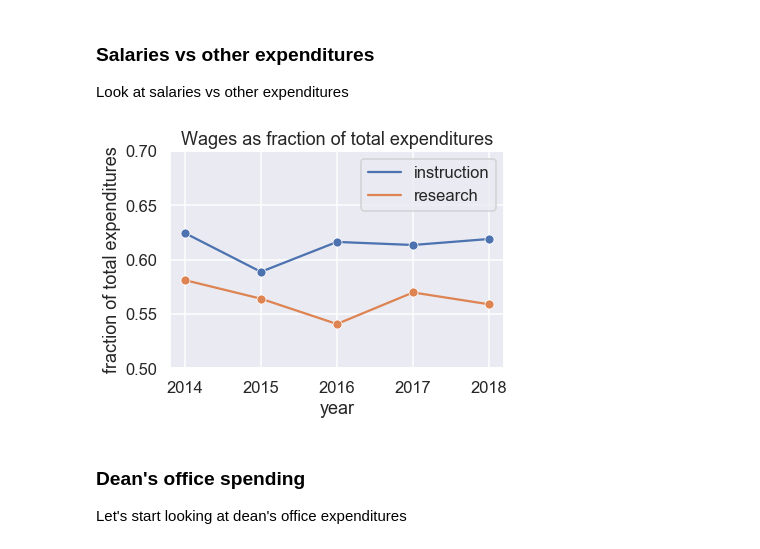
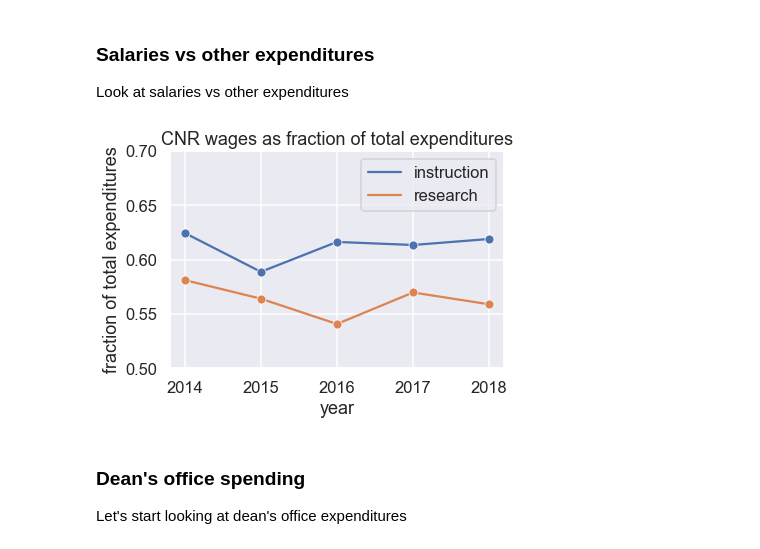
Before and after one commit to duncancallaway/UCOPFinancials, a Jupyter notebook: analysis.ipynb, the cells around one changed output. Drawn from its saved outputs; the diff is of its cells as text; code cells hidden in the pictures.

```diff
--- a/analysis.ipynb
+++ b/analysis.ipynb
@@ -119,22 +119,22 @@ Look at salaries vs other expenditures
 # %%
 grouped_CNRAES_InstRes['wage_ratio'] = grouped_CNRAES_InstRes['salaries_wages']/grouped_CNRAES_InstRes['total']
 sns.set()
 sns.set_context("talk")
 ax = sns.lineplot(x = 'year',
              y = 'wage_ratio',
              hue = 'category',
              marker = 'o',
              data = grouped_CNRAES_InstRes);
 ax.set(ylabel='fraction of total expenditures')
 plt.ylim(0.5, 0.7)
 ax.xaxis.set_major_locator(MaxNLocator(integer=True))
 ax.ticklabel_format(style='plain', axis='y')
-ax.set_title('Wages as fraction of total expenditures');
+ax.set_title('CNR wages as fraction of total expenditures');
 # now do a backflip to get rid of the legend title
 handles, labels = ax.get_legend_handles_labels()
 ax.legend(handles=handles[1:], labels=labels[1:]);
 # %% [output]
-[figure, old version]
+[figure, new version]
 # %% [markdown]
 ### Dean's office spending
 Let's start looking at dean's office expenditures
```
Also changed, not shown: parts of 9 cells of this notebook.
